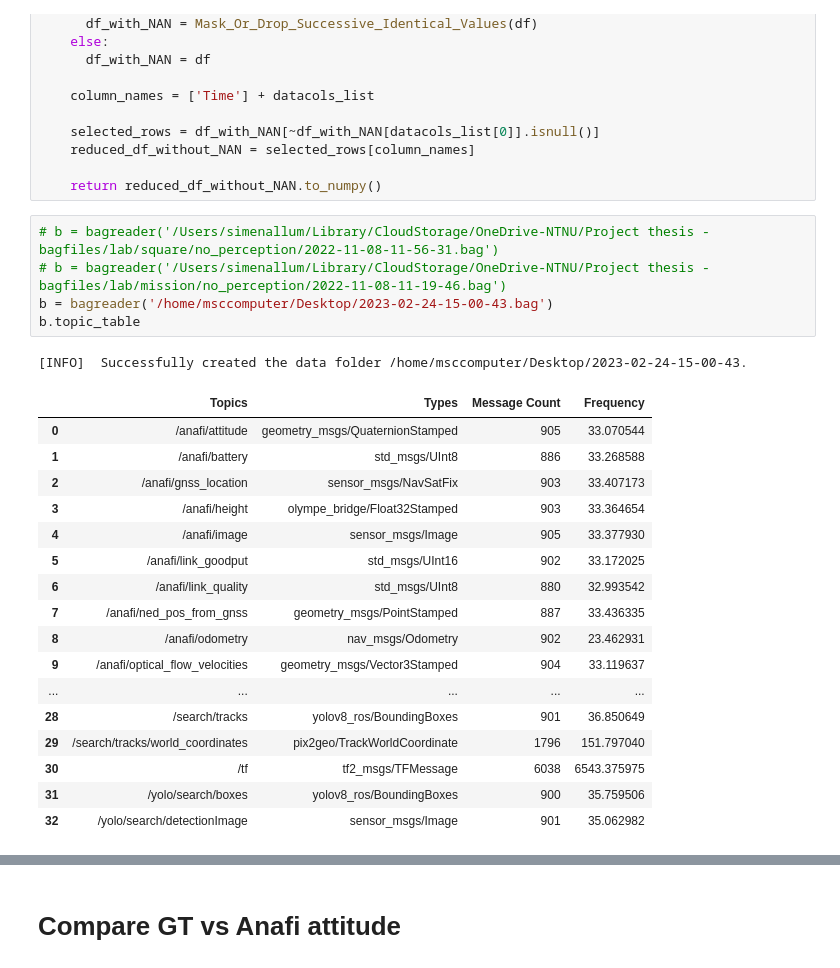
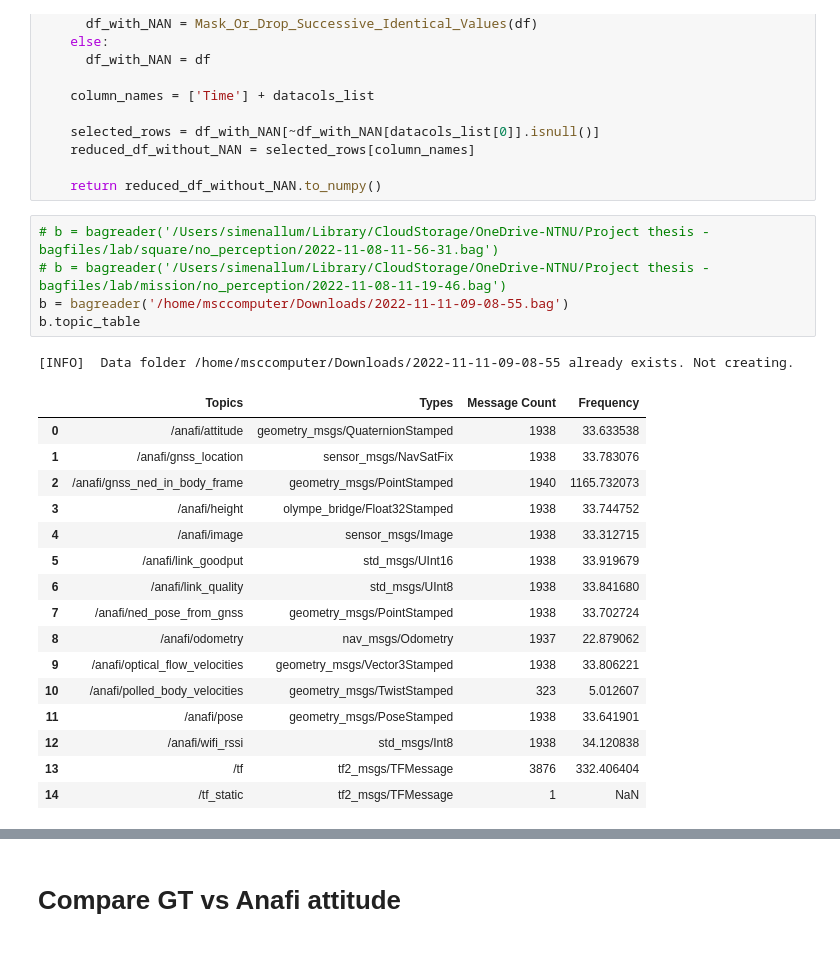
Before and after one commit to simenallum/msc_thesis, a Jupyter notebook: offline_utils/analysis/pix2geo/evaluate_pix2geo.ipynb, the cells around one changed output, grey strips where cells are left out. Drawn from its saved outputs; the diff is of its cells as text.

```diff
--- a/offline_utils/analysis/pix2geo/evaluate_pix2geo.ipynb
+++ b/offline_utils/analysis/pix2geo/evaluate_pix2geo.ipynb
@@ -105,24 +105,23 @@ def get_np_arr_without_nan(df, datacols_list, remove_identicals=True):
 # %%
 # b = bagreader('/Users/simenallum/Library/CloudStorage/OneDrive-NTNU/Project thesis - bagfiles/lab/square/no_perception/2022-11-08-11-56-31.bag')
 # b = bagreader('/Users/simenallum/Library/CloudStorage/OneDrive-NTNU/Project thesis - bagfiles/lab/mission/no_perception/2022-11-08-11-19-46.bag')
-b = bagreader('/home/msccomputer/Desktop/2023-02-24-15-00-43.bag')
+b = bagreader('/home/msccomputer/Downloads/2022-11-11-09-08-55.bag')
 b.topic_table
 # %% [output]
-[INFO]  Successfully created the data folder /home/msccomputer/Desktop/2023-02-24-15-00-43.
+[INFO]  Data folder /home/msccomputer/Downloads/2022-11-11-09-08-55 already exists. Not creating.
 |  | Topics | Types | Message Count | Frequency |
-| 0 | /anafi/attitude | geometry_msgs/QuaternionStamped | 905 | 33.070544 |
-| 1 | /anafi/battery | std_msgs/UInt8 | 886 | 33.268588 |
-| 2 | /anafi/gnss_location | sensor_msgs/NavSatFix | 903 | 33.407173 |
-| 3 | /anafi/height | olympe_bridge/Float32Stamped | 903 | 33.364654 |
-| 4 | /anafi/image | sensor_msgs/Image | 905 | 33.377930 |
-| 5 | /anafi/link_goodput | std_msgs/UInt16 | 902 | 33.172025 |
-| 6 | /anafi/link_quality | std_msgs/UInt8 | 880 | 32.993542 |
-| 7 | /anafi/ned_pos_from_gnss | geometry_msgs/PointStamped | 887 | 33.436335 |
-| 8 | /anafi/odometry | nav_msgs/Odometry | 902 | 23.462931 |
-| 9 | /anafi/optical_flow_velocities | geometry_msgs/Vector3Stamped | 904 | 33.119637 |
-| ... | ... | ... | ... | ... |
-| 28 | /search/tracks | yolov8_ros/BoundingBoxes | 901 | 36.850649 |
-| 29 | /search/tracks/world_coordinates | pix2geo/TrackWorldCoordinate | 1796 | 151.797040 |
-| 30 | /tf | tf2_msgs/TFMessage | 6038 | 6543.375975 |
-| 31 | /yolo/search/boxes | yolov8_ros/BoundingBoxes | 900 | 35.759506 |
-| 32 | /yolo/search/detectionImage | sensor_msgs/Image | 901 | 35.062982 |
+| 0 | /anafi/attitude | geometry_msgs/QuaternionStamped | 1938 | 33.633538 |
+| 1 | /anafi/gnss_location | sensor_msgs/NavSatFix | 1938 | 33.783076 |
+| 2 | /anafi/gnss_ned_in_body_frame | geometry_msgs/PointStamped | 1940 | 1165.732073 |
+| 3 | /anafi/height | olympe_bridge/Float32Stamped | 1938 | 33.744752 |
+| 4 | /anafi/image | sensor_msgs/Image | 1938 | 33.312715 |
+| 5 | /anafi/link_goodput | std_msgs/UInt16 | 1938 | 33.919679 |
+| 6 | /anafi/link_quality | std_msgs/UInt8 | 1938 | 33.841680 |
+| 7 | /anafi/ned_pose_from_gnss | geometry_msgs/PointStamped | 1938 | 33.702724 |
+| 8 | /anafi/odometry | nav_msgs/Odometry | 1937 | 22.879062 |
+| 9 | /anafi/optical_flow_velocities | geometry_msgs/Vector3Stamped | 1938 | 33.806221 |
+| 10 | /anafi/polled_body_velocities | geometry_msgs/TwistStamped | 323 | 5.012607 |
+| 11 | /anafi/pose | geometry_msgs/PoseStamped | 1938 | 33.641901 |
+| 12 | /anafi/wifi_rssi | std_msgs/Int8 | 1938 | 34.120838 |
+| 13 | /tf | tf2_msgs/TFMessage | 3876 | 332.406404 |
+| 14 | /tf_static | tf2_msgs/TFMessage | 1 | NaN |
```
Also changed, not shown: parts of 20 cells of this notebook.
